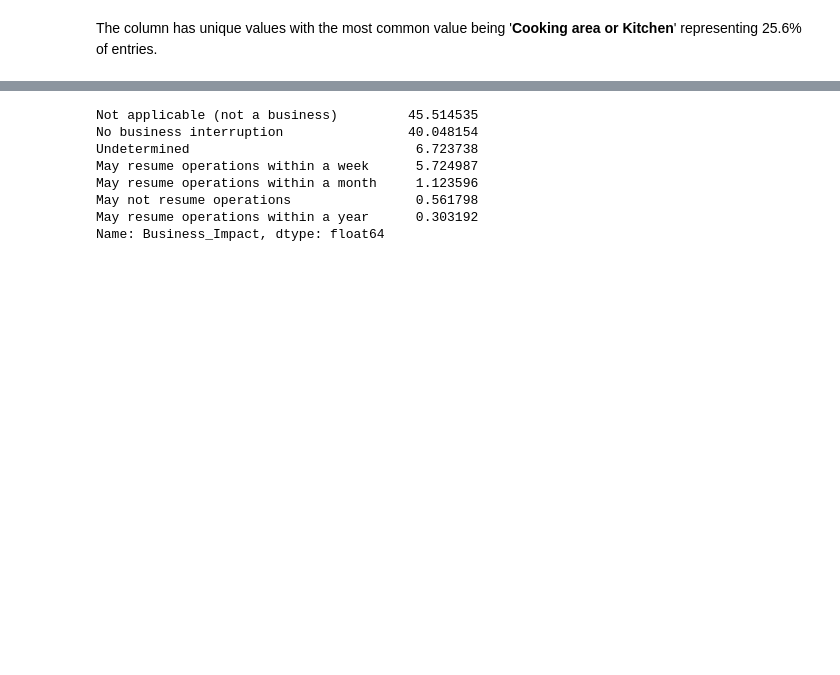
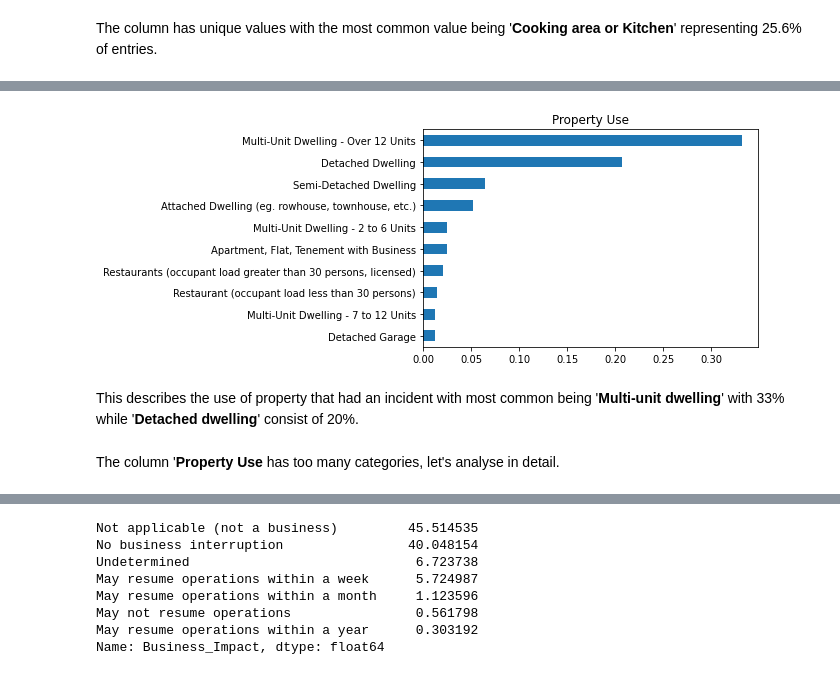
Before and after one commit to singhmansi25/EDA-Project-2022, a Jupyter notebook: EDA_Project_Fire_Incidents.ipynb, the cells around one changed output, grey strips where cells are left out. Saved outputs shown, nothing was run; the diff lists cells and outputs as text; code cells hidden in the pictures; blank space fills up the shorter version.

```diff
--- a/EDA_Project_Fire_Incidents.ipynb
+++ b/EDA_Project_Fire_Incidents.ipynb
@@ -304,0 +399,11 @@ The column has unique values with the most common value being '**Cooking area or
+# %%
+# Now we will plot a graph for top values for it.
+plt.title('Property Use')
+fire_df['Property_Use'].value_counts(normalize=True, ascending=True)[-10:].plot(kind='barh')
+plt.show()
+# %% [output]
+[figure, added]
+# %% [markdown]
+This describes the use of property that had an incident with most common being '**Multi-unit dwelling**' with 33% while '**Detached dwelling**' consist of 20%.
+# %% [markdown]
+The column '**Property Use** has too many categories, let's analyse in detail.
```
Also changed, not shown: parts of 71 cells of this notebook.
